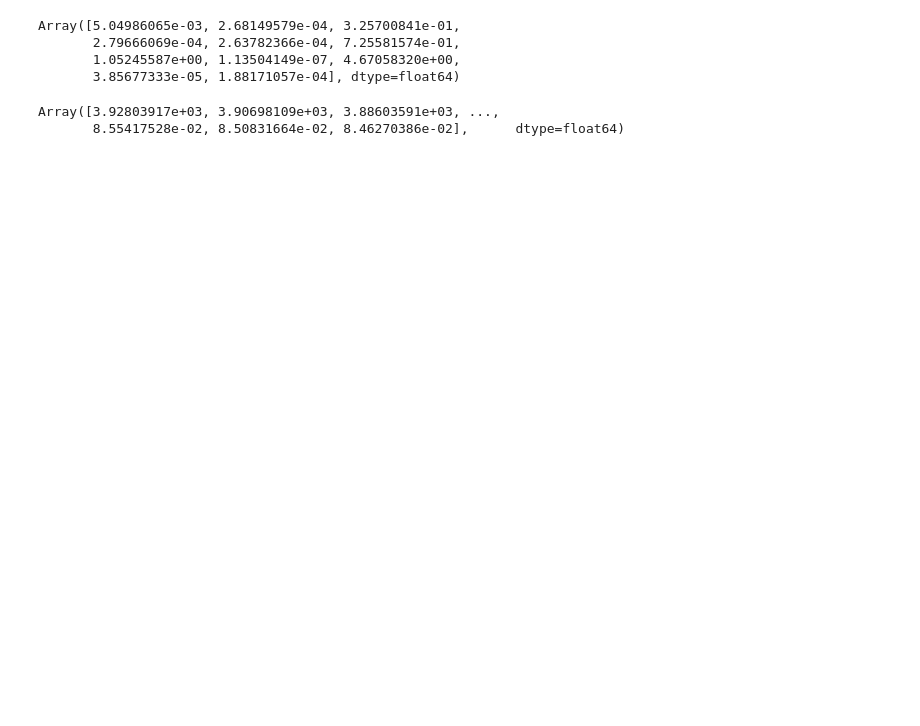
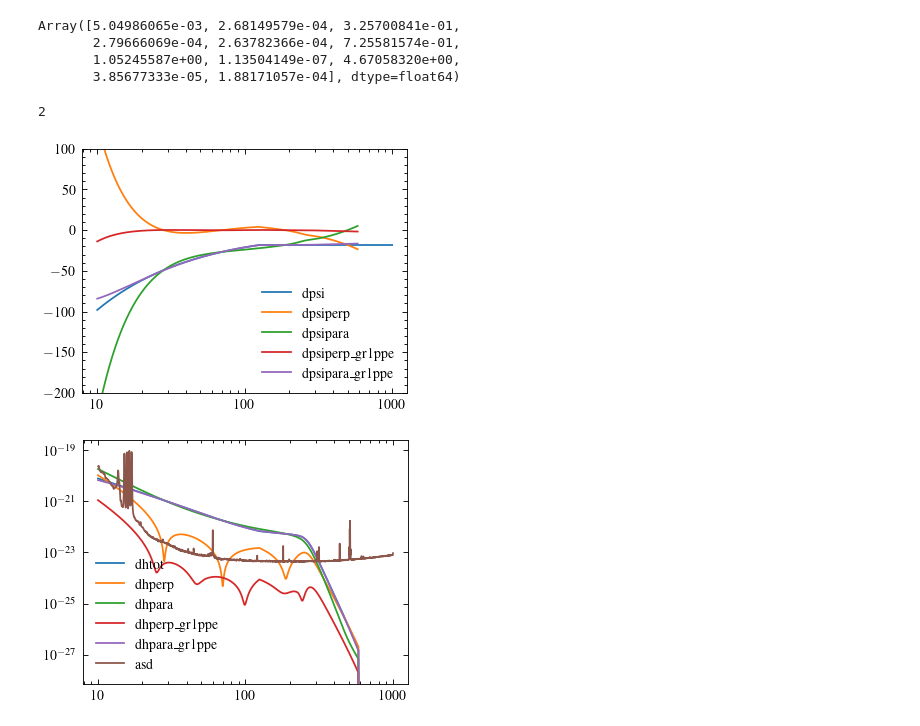
Before and after one commit to BrianCSeymour/geo-tgr, a Jupyter notebook: 2-par-geo.ipynb, the cells around one changed output. Cells and saved outputs as stored; diff of their text form; code cells hidden in the pictures; blank space fills up the shorter version.

```diff
--- a/2-par-geo.ipynb
+++ b/2-par-geo.ipynb
@@ -42,13 +84,13 @@ freqs = jnp.logspace(jnp.log10(fmin), jnp.log10(fmax), num = int(n_freq))
 full_str = ["M_c", "eta", "d_L", "ra", "dec", "iota", "psi", "t_c", "phase_c", "zco", "rng", "Mc_source", "snr_H1", "snr_L1", "snr_V1", "snr_t"]
 names = full_str[0:9]
 # data = np.loadtxt("data/events.txt")
-data = jnp.array(nnp.loadtxt("data/5-year-data-O3/5-year-data-O3-events.txt"))
+data = jnp.array(np.loadtxt("data/5-year-data-O3/5-year-data-O3-events.txt"))
 # data = jnp.array(nnp.loadtxt("data/5-year-data-CE/5-year-data-CE-events.txt"))
 
 psd = lib.read_mag(freqs, "curves/o3_l1.txt")**2
 # psd = lib.read_mag(freqs, "../curves/ce1.txt")**2
 
-data_150914 = nnp.array(data[0])
+data_150914 = np.array(data[0])
 data_150914[0] = 30
 q  = 0.79
 data_150914[1] = q/(1+q)**2
@@ -112,3 +155,14 @@ Array([5.04986065e-03, 2.68149579e-04, 3.25700841e-01,
        2.79666069e-04, 2.63782366e-04, 7.25581574e-01,
        1.05245587e+00, 1.13504149e-07, 4.67058320e+00,
        3.85677333e-05, 1.88171057e-04], dtype=float64)
+# %%
+def compute_bias(dh, dh_nvnl, psd, freqs, idx_par):
+    res = { key : jnp.real(lib.innprod(dh[key], dh_nvnl, psd, freqs)) for key in dh.keys()}
+    # res = { key : jnp.real(lib.innprod(dh[key], dh_nvnl, psd, freqs)) for key in dh.keys()}
+    # bias = jnp.zeros(len(idx_par))
+    # for idx in idx_par:
+    #     bias[idx_par[idx]] = res[idx]
+    bias = [res[key] for key, index in sorted(idx_par.items(), key=lambda item: item[1])]
+
+    bias = jnp.real(jnp.array(bias))
+    return bias
@@ -114,0 +306,32 @@ Array([5.04986065e-03, 2.68149579e-04, 3.25700841e-01,
+# %%
+names_ppe
+phi_keys = [key for key in names_ppe if key.startswith('phi_')]
+for phik in phi_keys:
+    print(int(phik.split('_')[1]))
+# %% [output]
+2
+# %%
+dhtot, dhperp, dhpara, dpsi, dpsiperp, dpsipara, lam = get_projections(names, red_param, lib.get_dpsi_ppe(freqs, red_param, 3))
+dhtot, dhperp_gr1ppe, dhpara_gr1ppe, dpsi, dpsiperp_gr1ppe, dpsipara_gr1ppe, lam = get_projections(names_ppe, red_param, lib.get_dpsi_ppe(freqs, red_param, 3))
+
+plt.semilogx(freqs, dpsi, label='dpsi')
+plt.plot(freqs, dpsiperp, label='dpsiperp')
+plt.plot(freqs, dpsipara, label='dpsipara')
+plt.plot(freqs, dpsiperp_gr1ppe, label='dpsiperp_gr1ppe')
+plt.plot(freqs, dpsipara_gr1ppe, label='dpsipara_gr1ppe')
+plt.ylim(bottom = -200,top = 100)
+plt.legend(loc = 0,handler_map=None)
+plt.show()
+
+f = np.array(freqs)
+plt.loglog(f, np.abs(dhtot), label='dhtot')
+plt.plot(f, np.abs(dhperp), label='dhperp')
+plt.plot(f, np.abs(dhpara), label='dhpara')
+plt.plot(f, np.abs(dhperp_gr1ppe), label='dhperp_gr1ppe')
+plt.plot(f, np.abs(dhpara_gr1ppe), label='dhpara_gr1ppe')
+plt.plot(f, psd**(1/2), label='asd')
+plt.legend(loc = 0,handler_map=None)
+plt.show()
+# %% [output]
+[figure, added]
+[figure, added]
@@ -126,8 +365,3 @@ Array([5.04986065e-03, 2.68149579e-04, 3.25700841e-01,
 # fun_jit = jax.jit(fun)
 # %%
 # red_param = dict(zip(names, jnp.array(data[1]).T))
-# %%
-lib.get_dpsi_ppe_inner(freqs, red_param, -2)
-# %% [output]
-Array([3.92803917e+03, 3.90698109e+03, 3.88603591e+03, ...,
-       8.55417528e-02, 8.50831664e-02, 8.46270386e-02],      dtype=float64)
```
Also changed, not shown: parts of 6 cells of this notebook, 8 other files.
